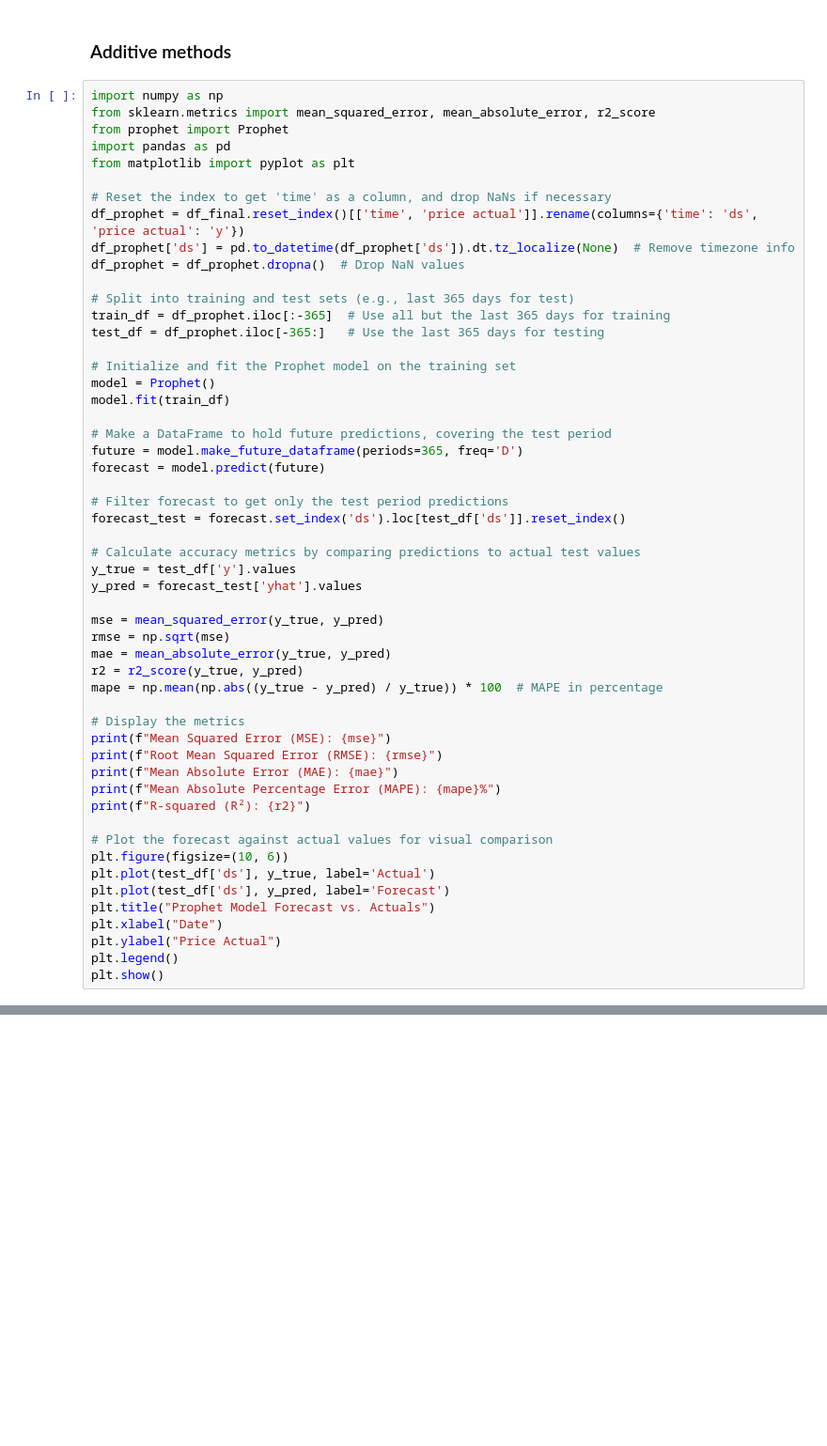
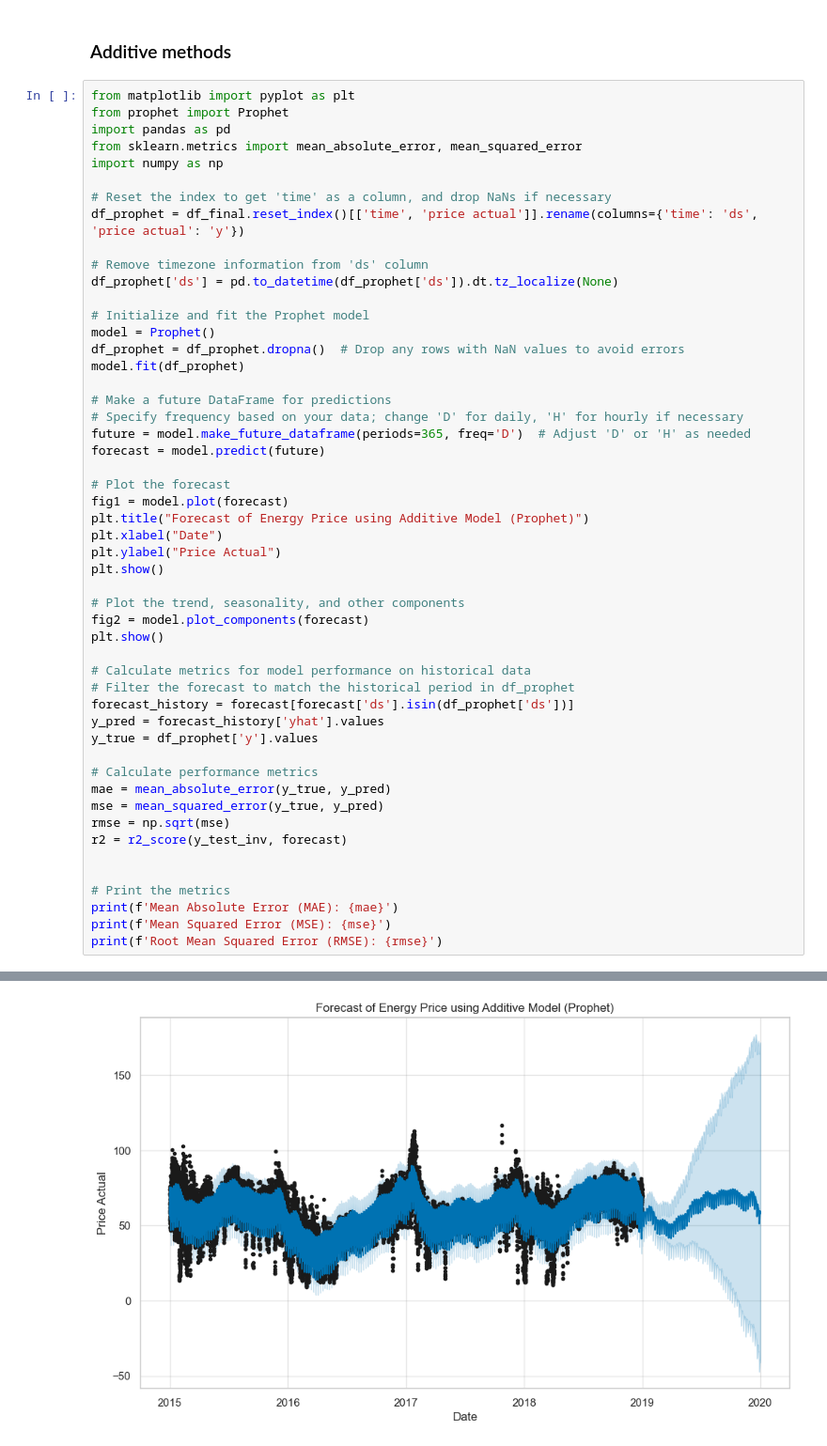
Before and after one commit to storlien/it3212-data-driven-software, a Jupyter notebook: assignment-3/ml_algorithms.ipynb, the cells around one changed output, grey strips where cells are left out. Shown at 94% size. Drawn from its saved outputs; the diff is of its cells as text; blank space fills up the shorter version.

```diff
--- a/assignment-3/ml_algorithms.ipynb
+++ b/assignment-3/ml_algorithms.ipynb
@@ -228,56 +282,54 @@ ValueError: Input 0 of layer "lstm" is incompatible with the layer: expected ndi
 # %% [markdown]
 ### Additive methods
 # %%
-import numpy as np
-from sklearn.metrics import mean_squared_error, mean_absolute_error, r2_score
+from matplotlib import pyplot as plt
 from prophet import Prophet
 import pandas as pd
-from matplotlib import pyplot as plt
+from sklearn.metrics import mean_absolute_error, mean_squared_error
+import numpy as np
 
 # Reset the index to get 'time' as a column, and drop NaNs if necessary
 df_prophet = df_final.reset_index()[['time', 'price actual']].rename(columns={'time': 'ds', 'price actual': 'y'})
-df_prophet['ds'] = pd.to_datetime(df_prophet['ds']).dt.tz_localize(None)  # Remove timezone info
-df_prophet = df_prophet.dropna()  # Drop NaN values
 
-# Split into training and test sets (e.g., last 365 days for test)
-train_df = df_prophet.iloc[:-365]  # Use all but the last 365 days for training
-test_df = df_prophet.iloc[-365:]   # Use the last 365 days for testing
+# Remove timezone information from 'ds' column
+df_prophet['ds'] = pd.to_datetime(df_prophet['ds']).dt.tz_localize(None)
 
-# Initialize and fit the Prophet model on the training set
+# Initialize and fit the Prophet model
 model = Prophet()
-model.fit(train_df)
+df_prophet = df_prophet.dropna()  # Drop any rows with NaN values to avoid errors
+model.fit(df_prophet)
 
-# Make a DataFrame to hold future predictions, covering the test period
-future = model.make_future_dataframe(periods=365, freq='D')
+# Make a future DataFrame for predictions
+# Specify frequency based on your data; change 'D' for daily, 'H' for hourly if necessary
+future = model.make_future_dataframe(periods=365, freq='D')  # Adjust 'D' or 'H' as needed
 forecast = model.predict(future)
 
-# Filter forecast to get only the test period predictions
-forecast_test = forecast.set_index('ds').loc[test_df['ds']].reset_index()
+# Plot the forecast
+fig1 = model.plot(forecast)
+plt.title("Forecast of Energy Price using Additive Model (Prophet)")
+plt.xlabel("Date")
+plt.ylabel("Price Actual")
+plt.show()
 
-# Calculate accuracy metrics by comparing predictions to actual test values
-y_true = test_df['y'].values
-y_pred = forecast_test['yhat'].values
+# Plot the trend, seasonality, and other components
+fig2 = model.plot_components(forecast)
+plt.show()
 
+# Calculate metrics for model performance on historical data
+# Filter the forecast to match the historical period in df_prophet
+forecast_history = forecast[forecast['ds'].isin(df_prophet['ds'])]
+y_pred = forecast_history['yhat'].values
+y_true = df_prophet['y'].values
+
+# Calculate performance metrics
+mae = mean_absolute_error(y_true, y_pred)
 mse = mean_squared_error(y_true, y_pred)
 rmse = np.sqrt(mse)
-mae = mean_absolute_error(y_true, y_pred)
-r2 = r2_score(y_true, y_pred)
-mape = np.mean(np.abs((y_true - y_pred) / y_true)) * 100  # MAPE in percentage
+r2 = r2_score(y_test_inv, forecast)
 
-# Display the metrics
-print(f"Mean Squared Error (MSE): {mse}")
-print(f"Root Mean Squared Error (RMSE): {rmse}")
-print(f"Mean Absolute Error (MAE): {mae}")
-print(f"Mean Absolute Percentage Error (MAPE): {mape}%")
-print(f"R-squared (R²): {r2}")
 
-# Plot the forecast against actual values for visual comparison
-plt.figure(figsize=(10, 6))
-plt.plot(test_df['ds'], y_true, label='Actual')
-plt.plot(test_df['ds'], y_pred, label='Forecast')
-plt.title("Prophet Model Forecast vs. Actuals")
-plt.xlabel("Date")
-plt.ylabel("Price Actual")
-plt.legend()
-plt.show()
+# Print the metrics
+print(f'Mean Absolute Error (MAE): {mae}')
+print(f'Mean Squared Error (MSE): {mse}')
+print(f'Root Mean Squared Error (RMSE): {rmse}')
 # %% [output]
@@ -285,0 +338 @@ plt.show()
+[figure, added]
```
Also changed, not shown: parts of 21 cells of this notebook, 1 other file.
